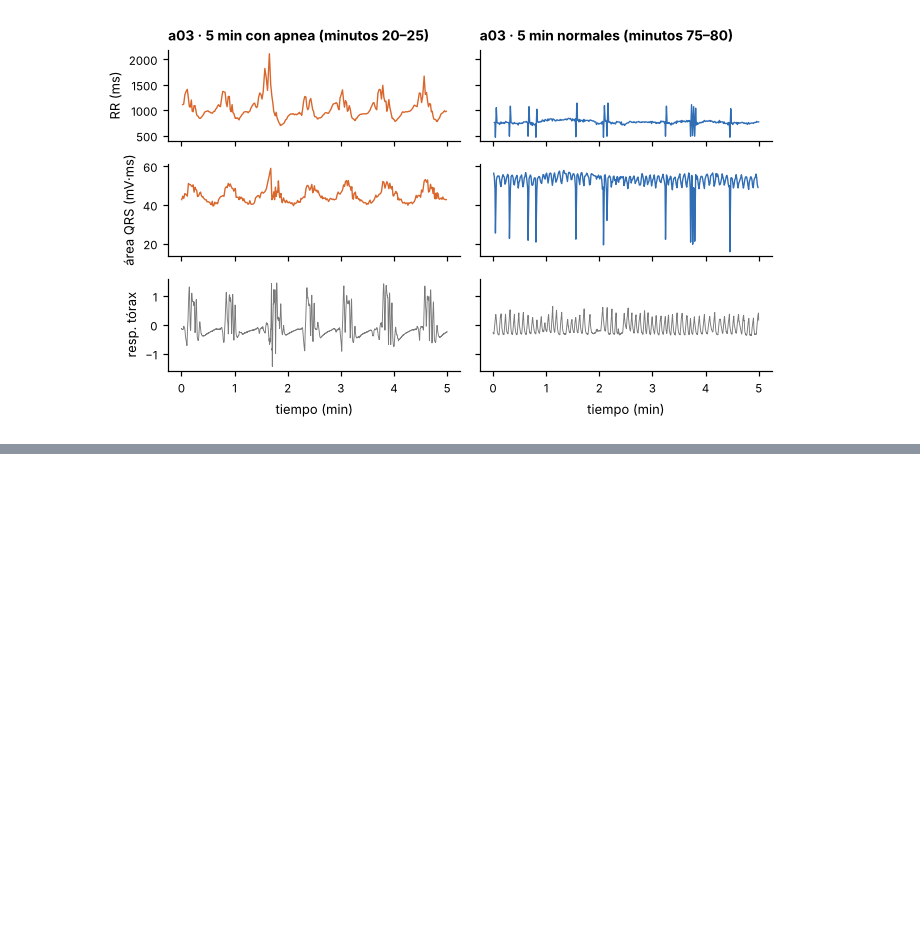
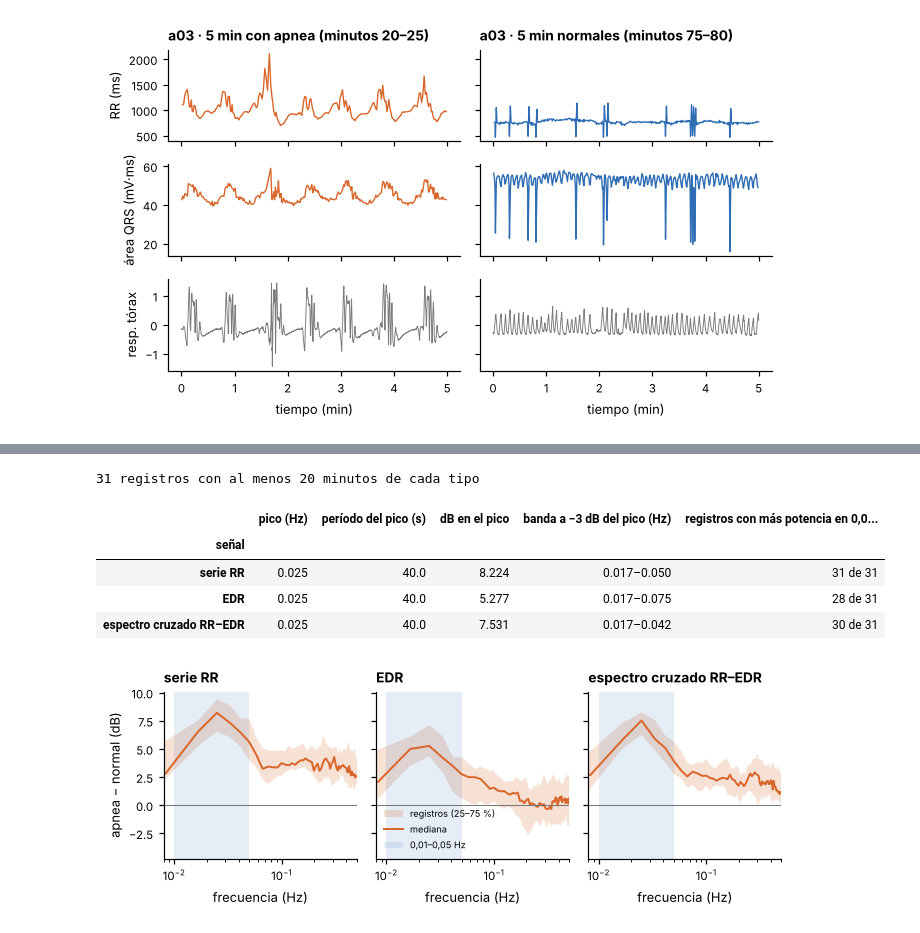
Before and after one commit to afrateitba/PSIB2026Q2-TPS-Grupo08-Frate-Tenca-Weizman, a Jupyter notebook: notebooks/01_base_y_exploracion.ipynb, the cells around one changed output, grey strips where cells are left out. Cells and saved outputs as stored; diff of their text form; code cells hidden in the pictures; blank space fills up the shorter version.

```diff
--- a/notebooks/01_base_y_exploracion.ipynb
+++ b/notebooks/01_base_y_exploracion.ipynb
@@ -338,0 +495,68 @@ Entonces la apnea deja una **oscilación lenta, de período entre ~20 y 100 s (0
+# %%
+from src.features.build import record_series
+from src.features.coupling import welch_spectra
+from src.features.windows import centered_windows
+from src.qrs.rr_clean import minute_quality
+
+ANCHO_VENTANA, FS_U = 240, 2.0
+
+def espectros_por_clase(rec):
+    s = record_series(rec)
+    lab = load_apnea_labels(rec)
+    q = minute_quality(s["t_rr"], s["corrected"], len(lab))
+    minutos, inicios = centered_windows(len(lab), ANCHO_VENTANA, s["t"][0], s["t"][-1] + 1 / FS_U)
+    n = int(ANCHO_VENTANA * FS_U)
+    out = {0: [], 1: []}
+    for m, a in zip(minutos, inicios):
+        if lab[m] < 0 or not q[m] <= 0.2:
+            continue
+        i = int(round((a - s["t"][0]) * FS_U))
+        x, y = s["rr"][i:i + n], s["edr"][i:i + n]
+        if len(x) < n:
+            continue
+        f, sxx, syy, sxy = welch_spectra(x, y, FS_U, n // 2)
+        out[int(lab[m])].append(np.log10(np.c_[sxx, syy, np.abs(sxy)]))
+    return rec, f, {k: np.array(v) for k, v in out.items()}
+
+with ProcessPoolExecutor(4) as ex:
+    esp = list(ex.map(espectros_por_clase, DEV))
+f_esp = esp[0][1]
+usados = [(rec, 10 * (d[1].mean(0) - d[0].mean(0))) for rec, _, d in esp if len(d[0]) >= 20 and len(d[1]) >= 20]
+D = np.array([v for _, v in usados])                       # registro × frecuencia × (RR, EDR, cruzado)
+med = np.median(D, axis=0)
+q25, q75 = np.percentile(D, 25, axis=0), np.percentile(D, 75, axis=0)
+
+nombres = ["serie RR", "EDR", "espectro cruzado RR–EDR"]
+fig, axs = plt.subplots(1, 3, figsize=(ANCHO, 2.4), sharey=True)
+filas_banda = []
+for j, (ax, nombre) in enumerate(zip(axs, nombres)):
+    ax.fill_between(f_esp, q25[:, j], q75[:, j], color=APNEA, alpha=0.2, lw=0, label="registros (25–75 %)")
+    ax.plot(f_esp, med[:, j], color=APNEA, lw=1.3, label="mediana")
+    ax.axhline(0, color=GRIS, lw=0.7)
+    ax.axvspan(0.01, 0.05, color=NORMAL, alpha=0.12, lw=0, label="0,01–0,05 Hz")
+    pico = int(np.argmax(med[1:, j])) + 1                  # sin la frecuencia cero
+    lo_, hi_ = pico, pico                                  # tramo contiguo alrededor del pico
+    while lo_ > 1 and med[lo_ - 1, j] >= med[pico, j] - 3:
+        lo_ -= 1
+    while hi_ < len(f_esp) - 1 and med[hi_ + 1, j] >= med[pico, j] - 3:
+        hi_ += 1
+    grupo = [lo_, hi_]
+    filas_banda.append({"señal": nombre, "pico (Hz)": f_esp[pico], "período del pico (s)": 1 / f_esp[pico],
+                        "dB en el pico": med[pico, j], "banda a −3 dB del pico (Hz)":
+                        f"{f_esp[grupo[0]]:.3f}–{f_esp[grupo[-1]]:.3f}",
+                        "registros con más potencia en 0,017–0,05 Hz": f"{int(np.sum(D[:, (f_esp >= 0.016) & (f_esp <= 0.051), j].mean(1) > 0))} de {len(D)}"})
+    ax.set(xscale="log", xlim=(0.008, 0.5), xlabel="frecuencia (Hz)", title=nombre)
+axs[0].set_ylabel("apnea − normal (dB)")
+axs[1].legend(loc="lower left", fontsize=6)
+fig.tight_layout()
+save(fig, "01_espectro_apnea")
+print(f"{len(usados)} registros con al menos 20 minutos de cada tipo")
+pd.DataFrame(filas_banda).set_index("señal").round(3)
+# %% [output]
+31 registros con al menos 20 minutos de cada tipo
+|  | pico (Hz) | período del pico (s) | dB en el pico | banda a −3 dB del pico (Hz) | registros con más potencia en 0,0... |
+| señal |  |  |  |  |  |
+| serie RR | 0.025 | 40.0 | 8.224 | 0.017–0.050 | 31 de 31 |
+| EDR | 0.025 | 40.0 | 5.277 | 0.017–0.075 | 28 de 31 |
+| espectro cruzado RR–EDR | 0.025 | 40.0 | 7.531 | 0.017–0.042 | 30 de 31 |
+[figure, added]
```
Also changed, not shown: parts of 12 cells of this notebook, 4 other files.
